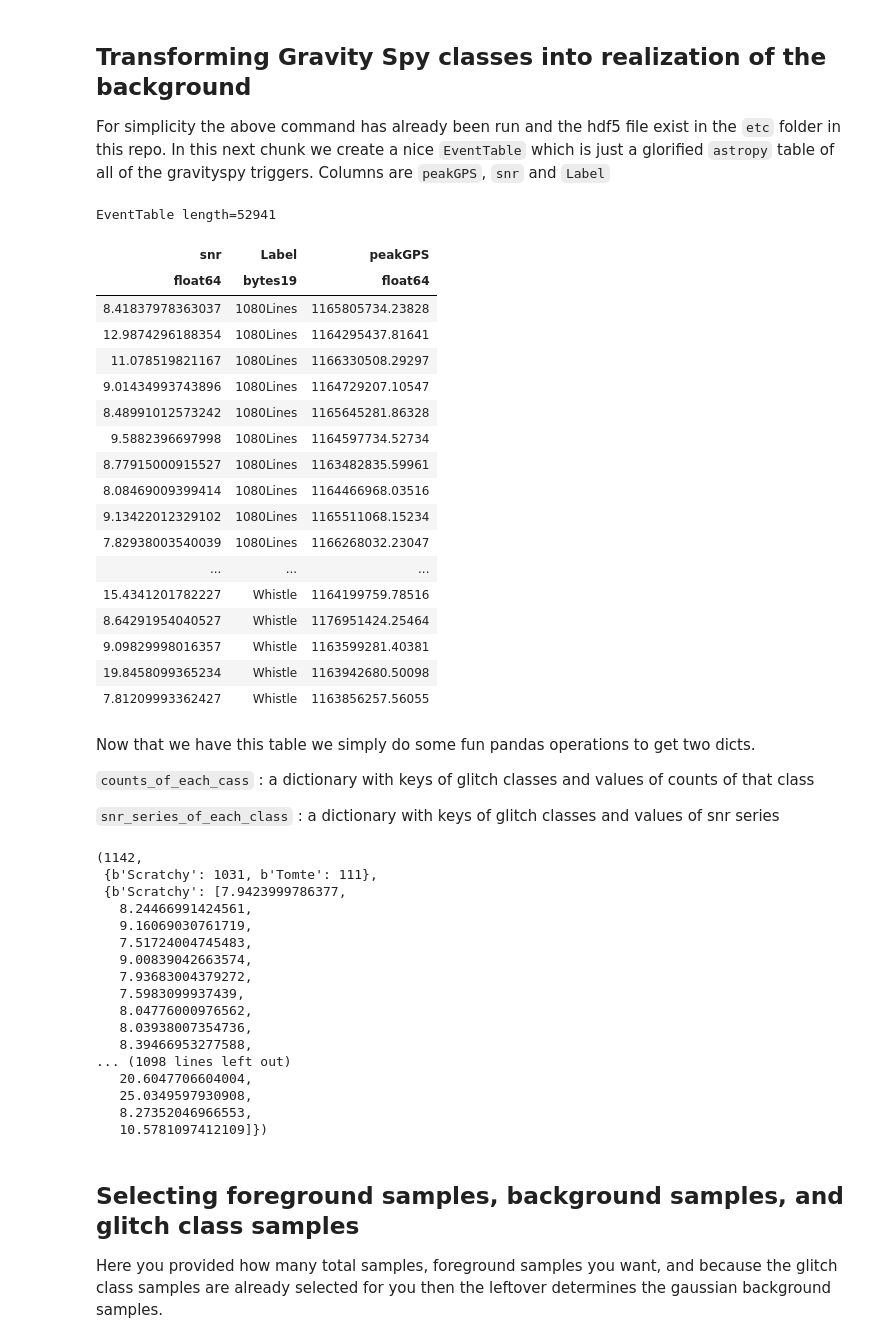
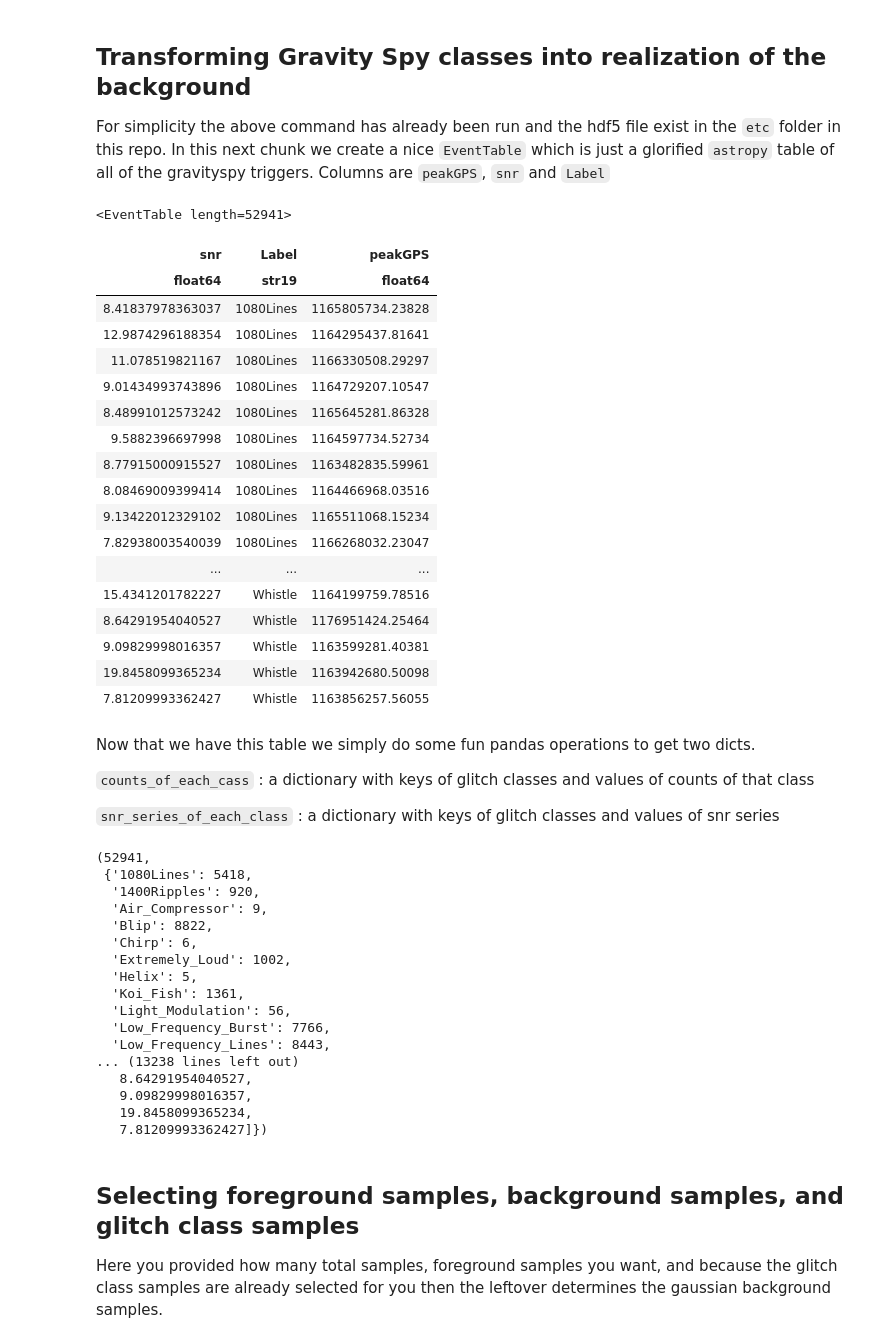
Before and after one commit to eachase/gw_rates, a Jupyter notebook: FGMC_testing.ipynb, the cells around one changed output. Saved outputs shown, nothing was run; the diff lists cells and outputs as text; code cells hidden in the pictures.

```diff
--- a/FGMC_testing.ipynb
+++ b/FGMC_testing.ipynb
@@ -157,26 +157,26 @@ For simplicity the above command has already been run and the hdf5 file exist in
 # %%
 from gwpy.table import EventTable
 from astropy.table import vstack
 
 gravityspy_classes =  ['1080Lines', '1400Ripples', 'Air_Compressor', 'Blip',
                        'Chirp', 'Extremely_Loud', 'Helix', 'Koi_Fish',
                        'Light_Modulation', 'Low_Frequency_Burst', 'Low_Frequency_Lines',
                        'No_Glitch', 'None_of_the_Above', 'Paired_Doves', 'Power_Line',
                        'Repeating_Blips', 'Scattered_Light', 'Scratchy', 'Tomte',
                        'Violin_Mode', 'Wandering_Line', 'Whistle']
 
 background = []
 # Read in gravityspy machine learning labels
 for iclass in gravityspy_classes:
     background.append(EventTable.read('etc/gspytrigger.hdf5', path='human/{0}'.format(iclass), format='hdf5'))
 
 background = vstack(background)
-EventTable = EventTable(background)
-EventTable
+background = EventTable(background)
+background
 # %% [output]
-EventTable length=52941
+<EventTable length=52941>
 | snr | Label | peakGPS |
-| float64 | bytes19 | float64 |
+| float64 | str19 | float64 |
 | 8.41837978363037 | 1080Lines | 1165805734.23828 |
 | 12.9874296188354 | 1080Lines | 1164295437.81641 |
 | 11.078519821167 | 1080Lines | 1166330508.29297 |
@@ -200,33 +200,34 @@ Now that we have this table we simply do some fun pandas operations to get two d
 
 `snr_series_of_each_class` : a dictionary with keys of glitch classes and values of snr series
 # %%
-background = EventTable.to_pandas().loc[EventTable.to_pandas().Label.isin(
-    [b'Scratchy', b'Tomte'])]
+#background = EventTable.to_pandas().loc[EventTable.to_pandas().Label.isin(
+#    [b'Scratchy', b'Tomte'])]
+
+# Turn the EventTable into a pandas table for easy dict manipulation
+background = background.to_pandas()
 counts_of_each_class = background.Label.value_counts().to_dict()
-
-
 snr_series_of_each_class = background.groupby('Label').apply(lambda x: x['snr'].tolist()).to_dict()
 total_background_count = sum(counts_of_each_class.values())
 
 total_background_count, counts_of_each_class, snr_series_of_each_class
 # %% [output]
-(1142,
- {b'Scratchy': 1031, b'Tomte': 111},
- {b'Scratchy': [7.9423999786377,
-   8.24466991424561,
-   9.16069030761719,
-   7.51724004745483,
-   9.00839042663574,
-   7.93683004379272,
-   7.5983099937439,
-   8.04776000976562,
-   8.03938007354736,
-   8.39466953277588,
-... (1098 lines left out)
-   20.6047706604004,
-   25.0349597930908,
-   8.27352046966553,
-   10.5781097412109]})
+(52941,
+ {'1080Lines': 5418,
+  '1400Ripples': 920,
+  'Air_Compressor': 9,
+  'Blip': 8822,
+  'Chirp': 6,
+  'Extremely_Loud': 1002,
+  'Helix': 5,
+  'Koi_Fish': 1361,
+  'Light_Modulation': 56,
+  'Low_Frequency_Burst': 7766,
+  'Low_Frequency_Lines': 8443,
+... (13238 lines left out)
+   8.64291954040527,
+   9.09829998016357,
+   19.8458099365234,
+   7.81209993362427]})
 # %% [markdown]
 ## Selecting foreground samples, background samples, and glitch class samples
 Here you provided how many total samples, foreground samples you want, and because the glitch class samples are already selected for you then the leftover determines the gaussian background samples.
```
Also changed, not shown: parts of 6 cells of this notebook, 1 other file.
